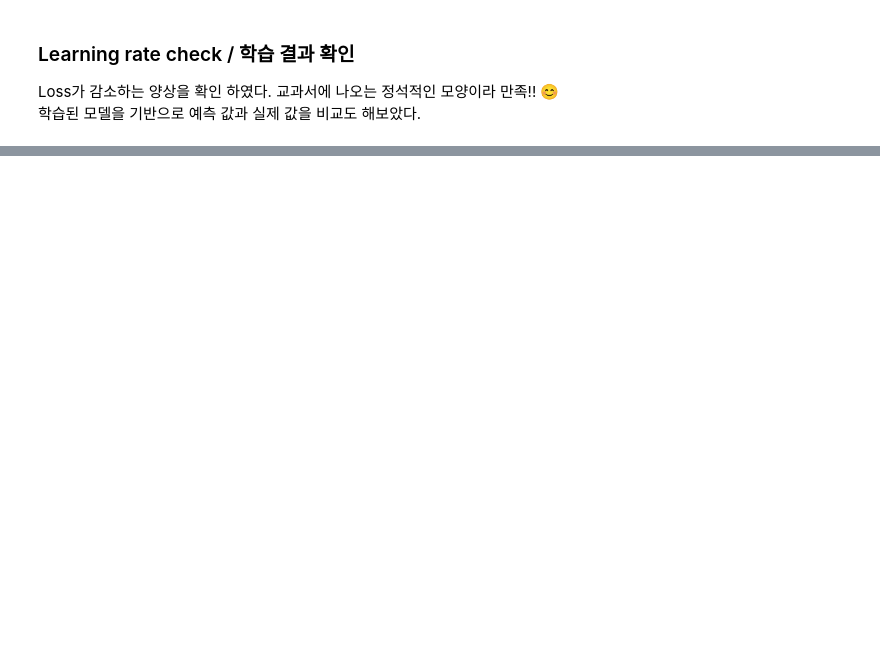
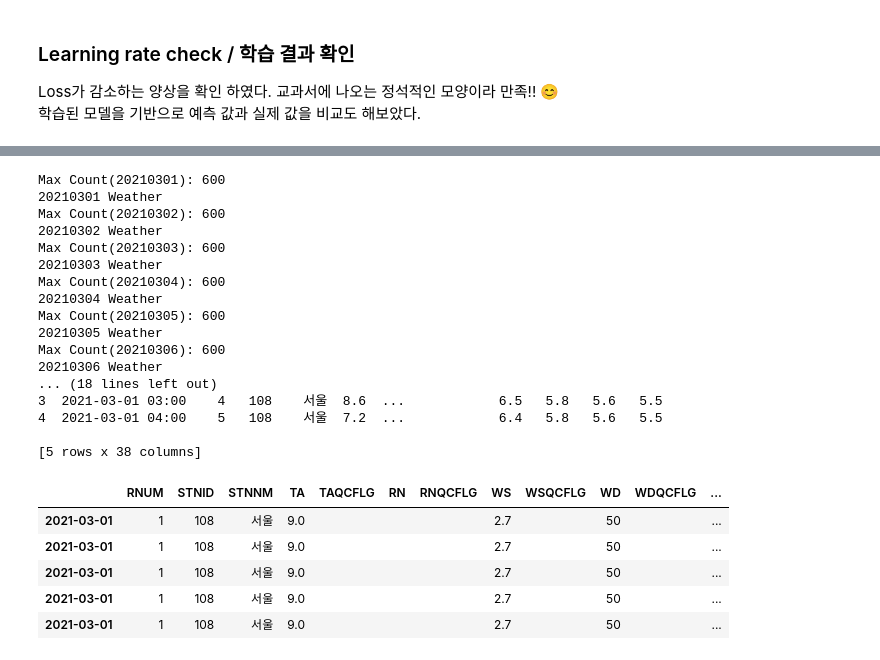
Before and after one commit to ssooni/data_mining_practice, a Jupyter notebook: dust_weather/dust_weather.ipynb, the cells around one changed output, grey strips where cells are left out. Cells and saved outputs as stored; diff of their text form; code cells hidden in the pictures; blank space fills up the shorter version.

```diff
--- a/dust_weather/dust_weather.ipynb
+++ b/dust_weather/dust_weather.ipynb
@@ -405,0 +356,3 @@ files.download('./curve_2_model_3_batch.gif')
+# %%
+dust = call_api("TimeAverageAirQuality", "20210310", "dust")
+dust.head()
@@ -405,0 +395,54 @@ files.download('./curve_2_model_3_batch.gif')
+# %%
+def concat_data(dust, weather):
+    # Datetime 형태로 Index를 변경해줍니다.
+    dust["MSRDT"] = dust["MSRDT"].apply(lambda x: dt.datetime.strptime(str(x), "%Y%m%d%H%M"))
+    dust2 = dust.set_index("MSRDT")
+
+    # Datetime 형태로 Index를 변경해줍니다.
+    weather.columns = [c.upper() for c in weather.columns]
+    weather["TM"] = weather["TM"].apply(lambda x: dt.datetime.strptime(x, "%Y-%m-%d %H:%M"))
+    weather2 = weather.set_index("TM")
+
+    # join() 함수는 같은 iㅠndex 끼리의 join을 제공합니다.
+    master = weather2.join(dust2, how="inner")
+    return master
+# %%
+# 20210301 - 20210310 데이터 조회
+dust_list = []
+weather_list = []
+for date in pd.date_range("20210301", "20210310").strftime("%Y%m%d"):
+  dust_list.append(call_api("TimeAverageAirQuality", date, "dust"))
+  weather_list.append(call_weather_api(date))
+
+dust = pd.DataFrame(pd.concat(dust_list, sort=False))
+weather = pd.DataFrame(pd.concat(weather_list, sort=False))
+
+print(dust.head())
+print(weather.head())
+
+api_master = concat_data(dust, weather)
+api_master.head()
+# %% [output]
+Max Count(20210301): 600
+20210301 Weather
+Max Count(20210302): 600
+20210302 Weather
+Max Count(20210303): 600
+20210303 Weather
+Max Count(20210304): 600
+20210304 Weather
+Max Count(20210305): 600
+20210305 Weather
+Max Count(20210306): 600
+20210306 Weather
+... (18 lines left out)
+3  2021-03-01 03:00    4   108    서울  8.6  ...            6.5   5.8   5.6   5.5
+4  2021-03-01 04:00    5   108    서울  7.2  ...            6.4   5.8   5.6   5.5
+
+[5 rows x 38 columns]
+|  | RNUM | STNID | STNNM | TA | TAQCFLG | RN | RNQCFLG | WS | WSQCFLG | WD | WDQCFLG | ... |
+| 2021-03-01 | 1 | 108 | 서울 | 9.0 |  |  |  | 2.7 |  | 50 |  | ... |
+| 2021-03-01 | 1 | 108 | 서울 | 9.0 |  |  |  | 2.7 |  | 50 |  | ... |
+| 2021-03-01 | 1 | 108 | 서울 | 9.0 |  |  |  | 2.7 |  | 50 |  | ... |
+| 2021-03-01 | 1 | 108 | 서울 | 9.0 |  |  |  | 2.7 |  | 50 |  | ... |
+| 2021-03-01 | 1 | 108 | 서울 | 9.0 |  |  |  | 2.7 |  | 50 |  | ... |
```
Also changed, not shown: parts of 27 cells of this notebook.
